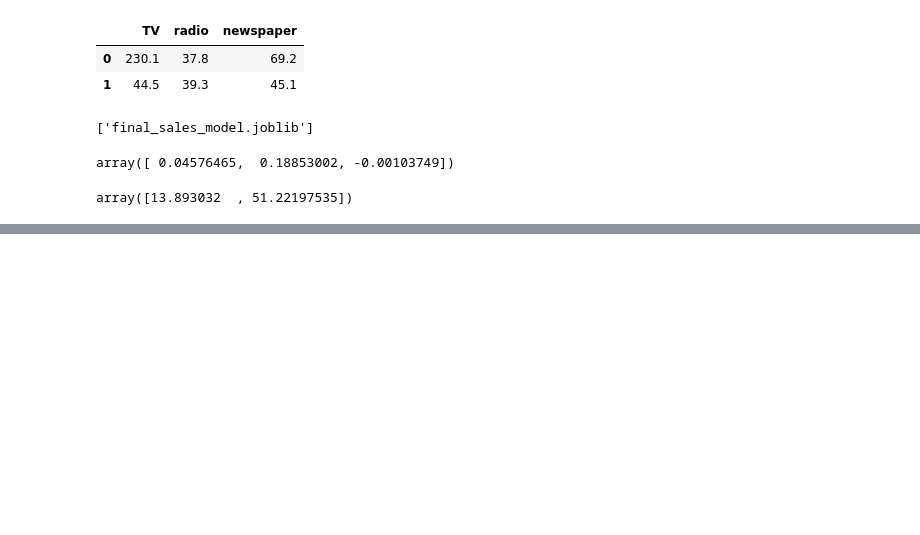
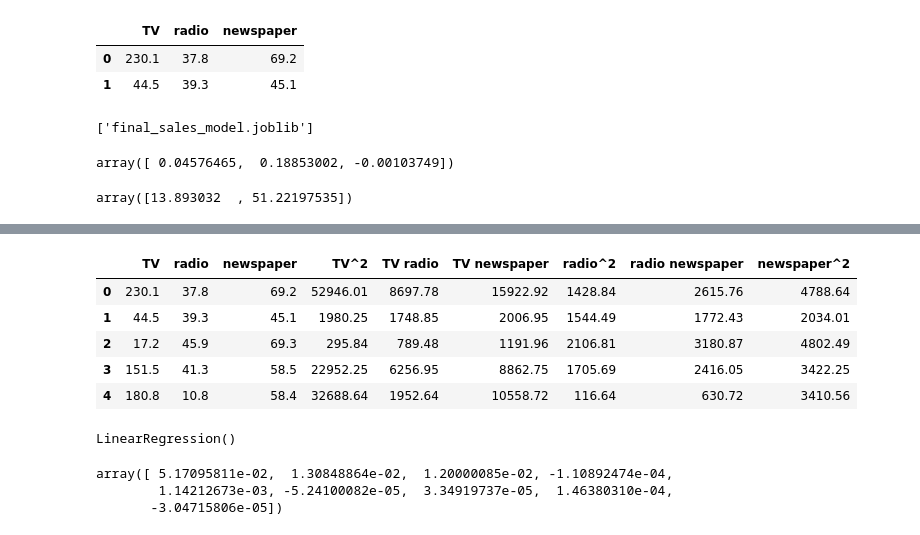
Before and after one commit to Oladele-A/python-for-data-science, a Jupyter notebook: Linear Regression/Linear_Regression.ipynb, the cells around one changed output, grey strips where cells are left out. Saved outputs shown, nothing was run; the diff lists cells and outputs as text; code cells hidden in the pictures; blank space fills up the shorter version.

```diff
--- a/Linear Regression/Linear_Regression.ipynb
+++ b/Linear Regression/Linear_Regression.ipynb
@@ -279,0 +320,4 @@ array([13.893032  , 51.22197535])
+# %%
+polynomial_converter = PolynomialFeatures(degree=2, include_bias=False)
+# %%
+polynomial_converter.fit(X)
@@ -279,0 +326,2 @@ array([13.893032  , 51.22197535])
+# %%
+poly_features = polynomial_converter.transform(X)
@@ -279,0 +335,3 @@ array([13.893032  , 51.22197535])
+# %%
+features_name = polynomial_converter.get_feature_names_out(X.columns)
+features_name
@@ -279,0 +352,10 @@ array([13.893032  , 51.22197535])
+# %%
+poly_features = pd.DataFrame(data=poly_features, columns=features_name)
+poly_features.head()
+# %% [output]
+|  | TV | radio | newspaper | TV^2 | TV radio | TV newspaper | radio^2 | radio newspaper | newspaper^2 |
+| 0 | 230.1 | 37.8 | 69.2 | 52946.01 | 8697.78 | 15922.92 | 1428.84 | 2615.76 | 4788.64 |
+| 1 | 44.5 | 39.3 | 45.1 | 1980.25 | 1748.85 | 2006.95 | 1544.49 | 1772.43 | 2034.01 |
+| 2 | 17.2 | 45.9 | 69.3 | 295.84 | 789.48 | 1191.96 | 2106.81 | 3180.87 | 4802.49 |
+| 3 | 151.5 | 41.3 | 58.5 | 22952.25 | 6256.95 | 8862.75 | 1705.69 | 2416.05 | 3422.25 |
+| 4 | 180.8 | 10.8 | 58.4 | 32688.64 | 1952.64 | 10558.72 | 116.64 | 630.72 | 3410.56 |
@@ -279,0 +366,10 @@ array([13.893032  , 51.22197535])
+# %%
+model.fit(X_train, y_train)
+# %% [output]
+LinearRegression()
+# %%
+model.coef_
+# %% [output]
+array([ 5.17095811e-02,  1.30848864e-02,  1.20000085e-02, -1.10892474e-04,
+        1.14212673e-03, -5.24100082e-05,  3.34919737e-05,  1.46380310e-04,
+       -3.04715806e-05])
```
Also changed, not shown: parts of 27 cells of this notebook.
